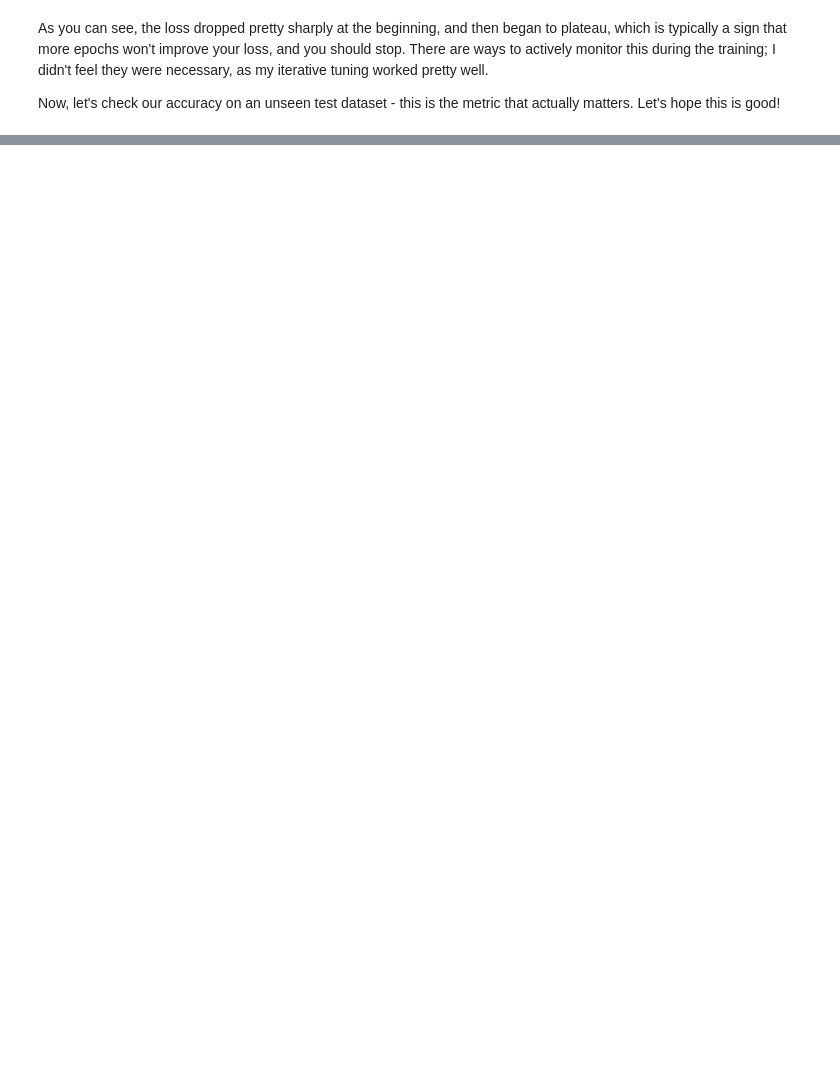
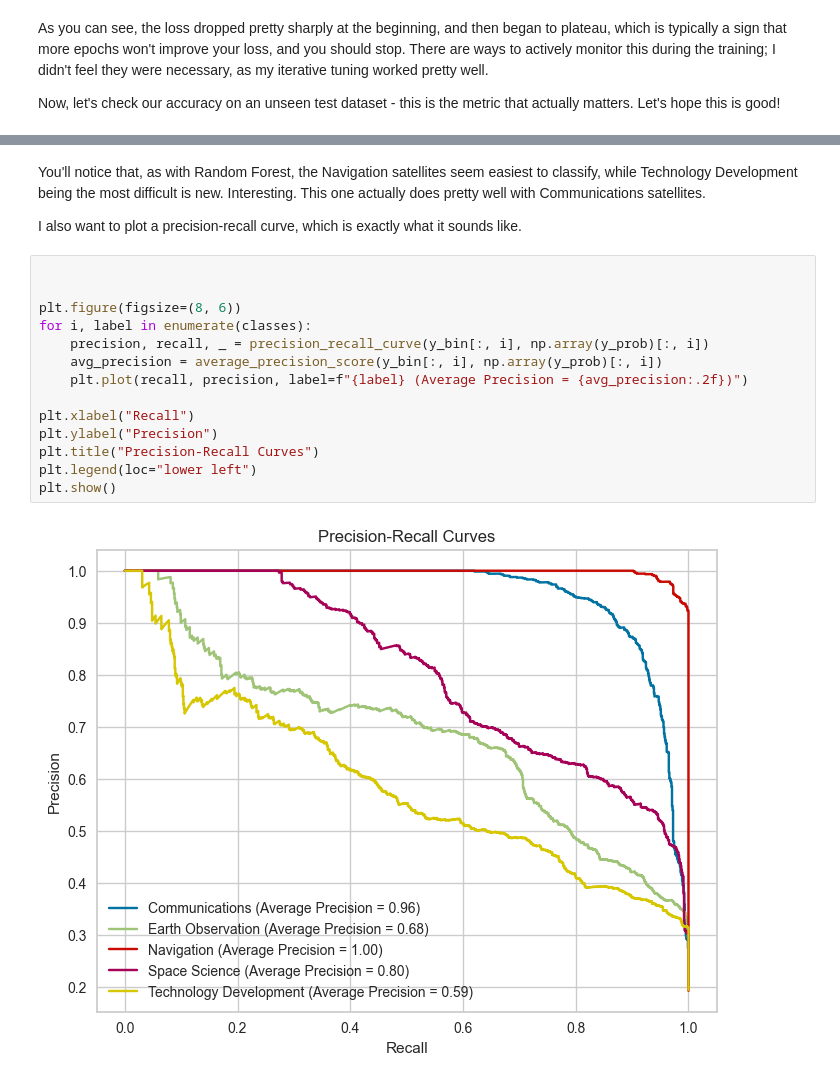
Before and after one commit to pranavnarayan26/satellite-data-analysis, a Jupyter notebook: final-project.ipynb, the cells around one changed output, grey strips where cells are left out. Saved outputs shown, nothing was run; the diff lists cells and outputs as text; blank space fills up the shorter version.

```diff
--- a/final-project.ipynb
+++ b/final-project.ipynb
@@ -724,0 +793,20 @@ Hey, better than the Random Forest, at least! If not by much.
+# %% [markdown]
+You'll notice that, as with Random Forest, the Navigation satellites seem easiest to classify, while Technology Development being the most difficult is new. Interesting. This one actually does pretty well with Communications satellites.
+
+I also want to plot a precision-recall curve, which is exactly what it sounds like.
+# %%
+
+
+plt.figure(figsize=(8, 6))
+for i, label in enumerate(classes):
+    precision, recall, _ = precision_recall_curve(y_bin[:, i], np.array(y_prob)[:, i])
+    avg_precision = average_precision_score(y_bin[:, i], np.array(y_prob)[:, i])
+    plt.plot(recall, precision, label=f"{label} (Average Precision = {avg_precision:.2f})")
+
+plt.xlabel("Recall")
+plt.ylabel("Precision")
+plt.title("Precision-Recall Curves")
+plt.legend(loc="lower left")
+plt.show()
+# %% [output]
+[figure, added]
```
Also changed, not shown: parts of 32 cells of this notebook, 1 other file.
